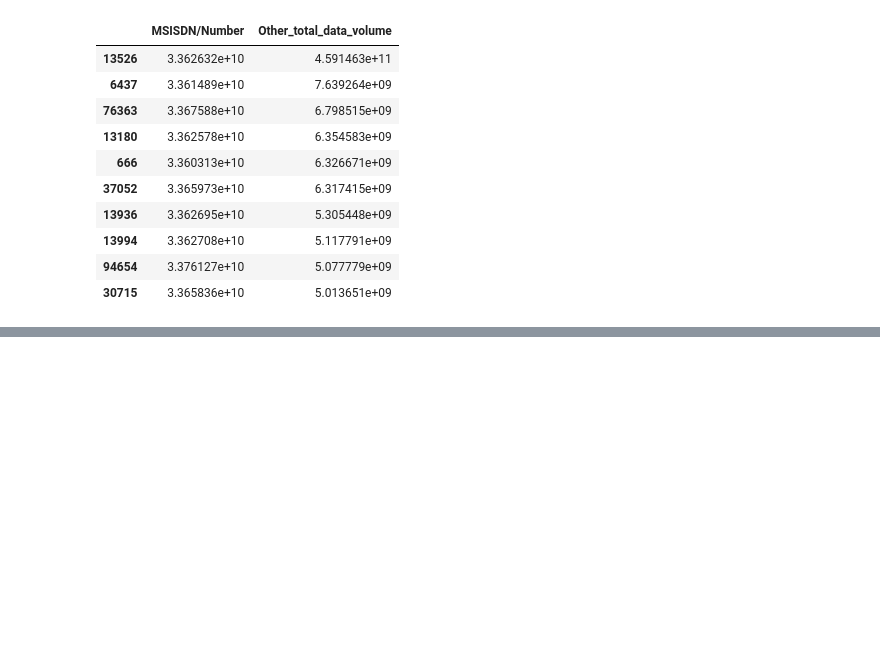
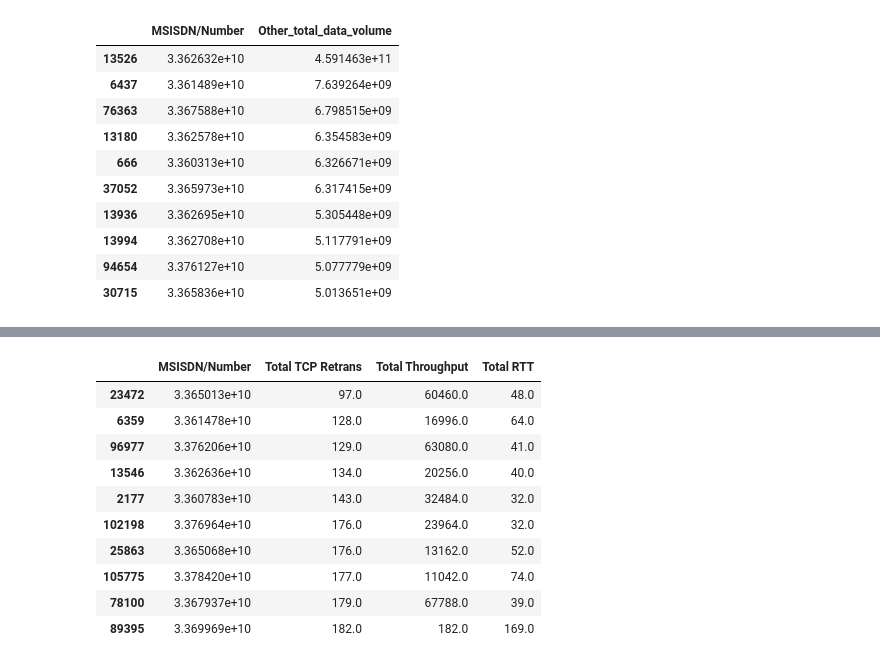
Before and after one commit to behigu/TellCo-Telecom-User-s-Data-Analysis, a Jupyter notebook: notebooks/Telco_telecom_user_data_analysis.ipynb, the cells around one changed output, grey strips where cells are left out. Saved outputs shown, nothing was run; the diff lists cells and outputs as text; code cells hidden in the pictures; blank space fills up the shorter version.

```diff
--- a/notebooks/Telco_telecom_user_data_analysis.ipynb
+++ b/notebooks/Telco_telecom_user_data_analysis.ipynb
@@ -825,0 +882,15 @@ df_clean.groupby('MSISDN/Number',as_index=False).agg({'Other_total_data_volume':
+# %%
+# Bottom 10
+network_per_user_df.sort_values(by='Total TCP Retrans', ascending=True)[:10]
+# %% [output]
+|  | MSISDN/Number | Total TCP Retrans | Total Throughput | Total RTT |
+| 23472 | 3.365013e+10 | 97.0 | 60460.0 | 48.0 |
+| 6359 | 3.361478e+10 | 128.0 | 16996.0 | 64.0 |
+| 96977 | 3.376206e+10 | 129.0 | 63080.0 | 41.0 |
+| 13546 | 3.362636e+10 | 134.0 | 20256.0 | 40.0 |
+| 2177 | 3.360783e+10 | 143.0 | 32484.0 | 32.0 |
+| 102198 | 3.376964e+10 | 176.0 | 23964.0 | 32.0 |
+| 25863 | 3.365068e+10 | 176.0 | 13162.0 | 52.0 |
+| 105775 | 3.378420e+10 | 177.0 | 11042.0 | 74.0 |
+| 78100 | 3.367937e+10 | 179.0 | 67788.0 | 39.0 |
+| 89395 | 3.369969e+10 | 182.0 | 182.0 | 169.0 |
```
Also changed, not shown: parts of 8 cells of this notebook.
